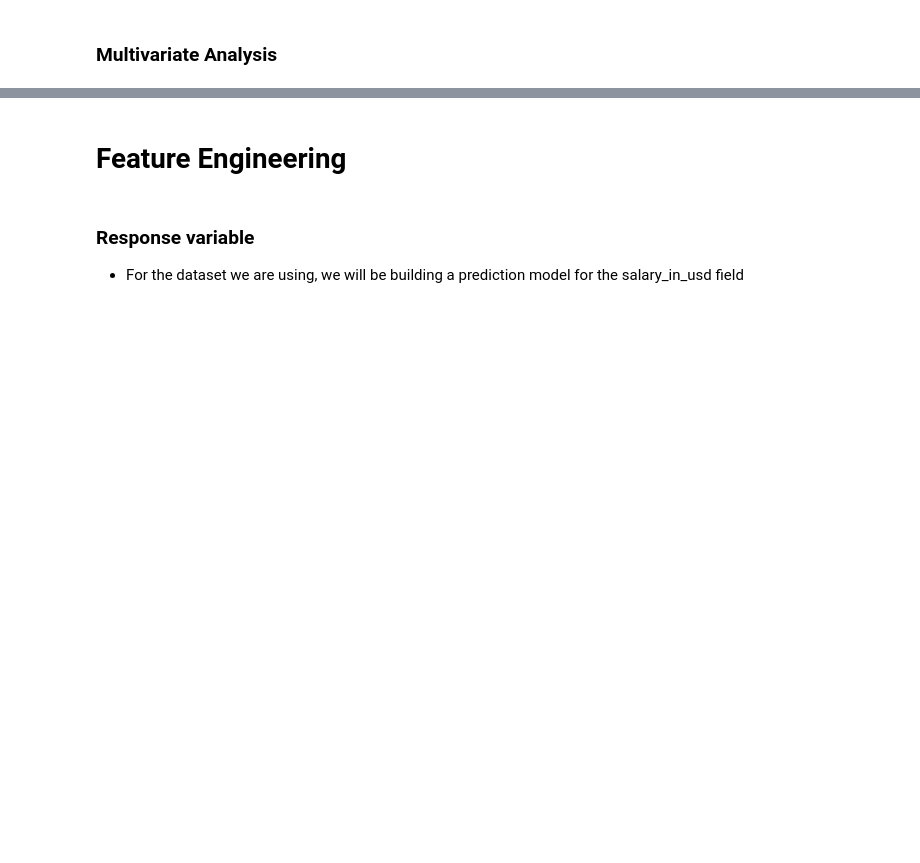
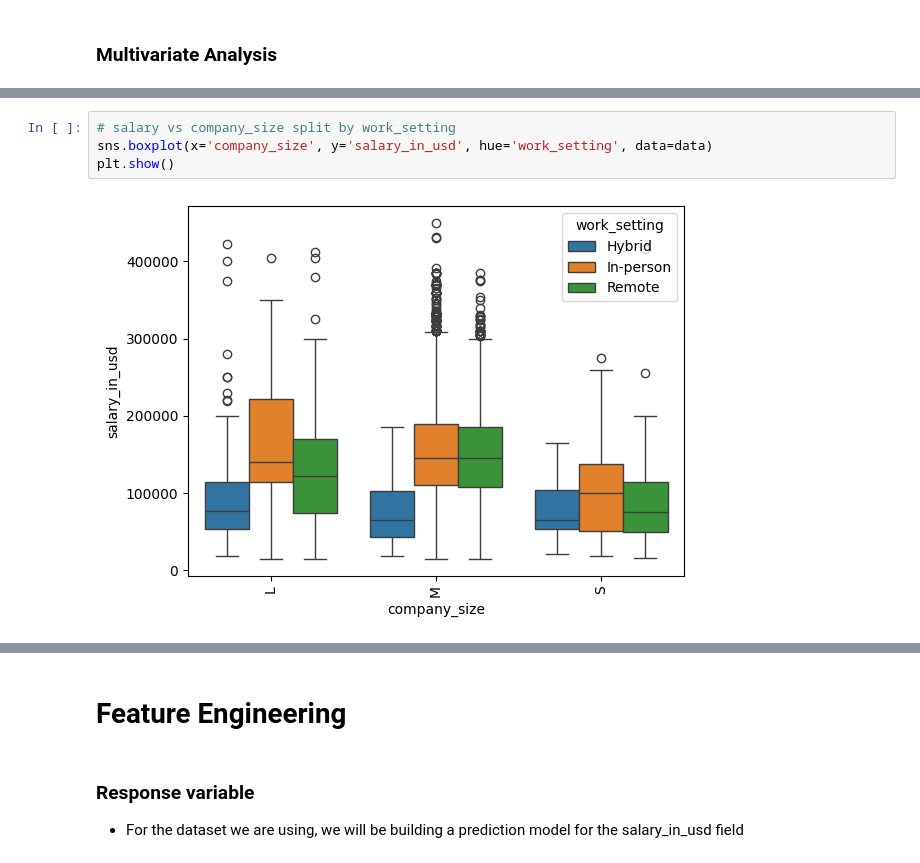
Before and after one commit to theo-picar1/DataSci_CA2_PairProject_2025, a Jupyter notebook: DataAnalysys.ipynb, the cells around one changed output, grey strips where cells are left out. Saved outputs shown, nothing was run; the diff lists cells and outputs as text; blank space fills up the shorter version.

```diff
--- a/DataAnalysys.ipynb
+++ b/DataAnalysys.ipynb
@@ -162,0 +294,6 @@ plt.show()
+# %%
+# salary vs company_size split by work_setting
+sns.boxplot(x='company_size', y='salary_in_usd', hue='work_setting', data=data)
+plt.show()
+# %% [output]
+[figure, added]
```
Also changed, not shown: parts of 18 cells of this notebook.
